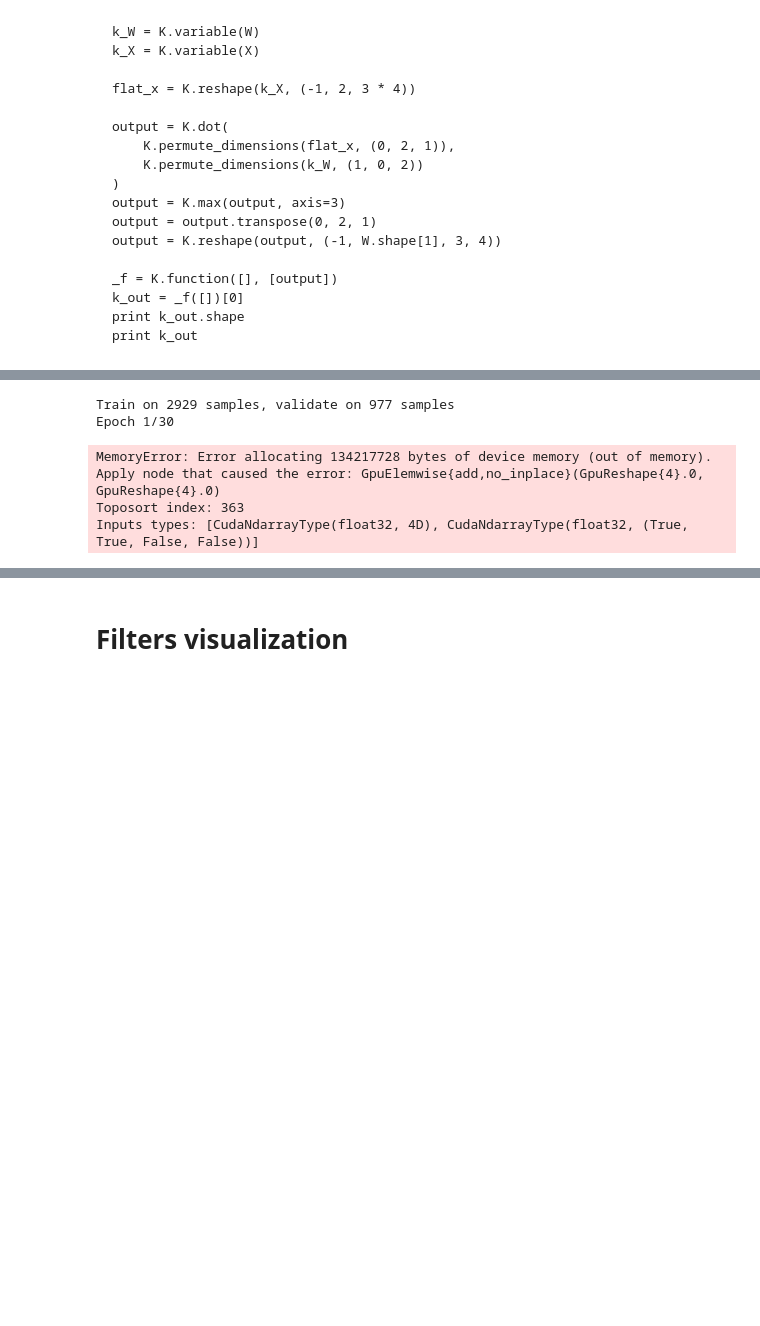
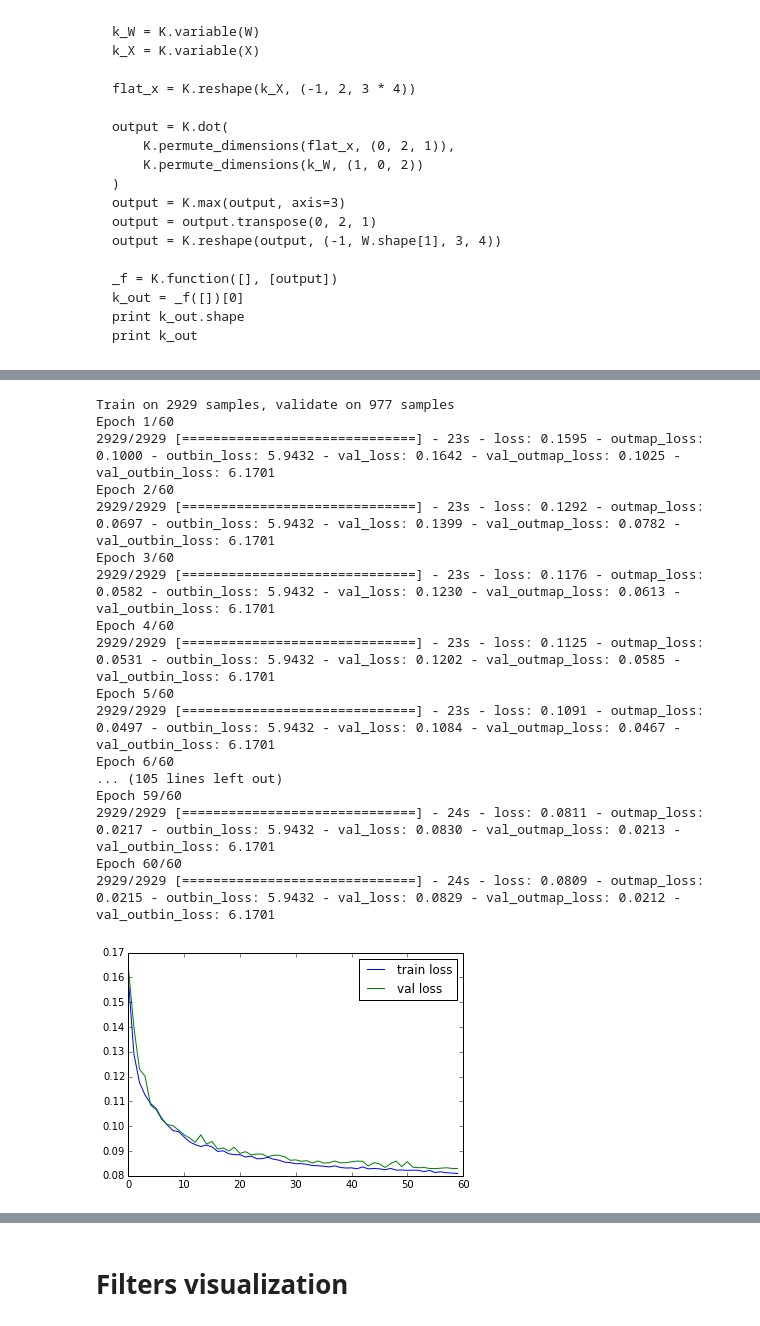
Before and after one commit to julienr/kaggle_uns, a Jupyter notebook: 18_fcnn_maxout/train_fcnn_maxout.ipynb, the cells around one changed output, grey strips where cells are left out. Saved outputs shown, nothing was run; the diff lists cells and outputs as text; code cells hidden in the pictures; blank space fills up the shorter version.

```diff
--- a/18_fcnn_maxout/train_fcnn_maxout.ipynb
+++ b/18_fcnn_maxout/train_fcnn_maxout.ipynb
@@ -302,39 +307,51 @@ if True:
     json_string = model.to_json()
     open('architecture.json', 'w').write(json_string)
 
     model_checkpoint = ModelCheckpoint('weights.hdf5', monitor='val_loss', save_best_only=True, verbose=True)
 
     history = model.fit(
         X_train,
         {'outmap': Y_train, 'outbin': Y_train_binary},
         batch_size=64,
         validation_data=(X_test, {'outmap': Y_test, 'outbin': Y_test_binary}),
-        nb_epoch=30,# 40 + 10 + 10 + 5 + 5
+        nb_epoch=60,# 40 + 10 + 10 + 5 + 5
         verbose=1,
         shuffle=True,
         callbacks=[model_checkpoint]
     )
     pl.plot(history.history['loss'], label='train loss')
     pl.plot(history.history['val_loss'], c='g', label='val loss')
     pl.legend()
 else:
     model_dir = '.'
     model = model_from_json(
         open(os.path.join(model_dir, 'architecture.json')).read(),
         custom_objects={'Maxout2D' : Maxout2D}
     )
     model.load_weights(os.path.join(model_dir, 'weights.hdf5'))
     model.compile(optimizer='adam', loss='binary_crossentropy',
                   loss_weights=[1., 0.01])
 
     print_summary(model.layers)
 # %% [output]
 Train on 2929 samples, validate on 977 samples
-Epoch 1/30
+Epoch 1/60
+2929/2929 [==============================] - 23s - loss: 0.1595 - outmap_loss: 0.1000 - outbin_loss: 5.9432 - val_loss: 0.1642 - val_outmap_loss: 0.1025 - val_outbin_loss: 6.1701
+Epoch 2/60
+2929/2929 [==============================] - 23s - loss: 0.1292 - outmap_loss: 0.0697 - outbin_loss: 5.9432 - val_loss: 0.1399 - val_outmap_loss: 0.0782 - val_outbin_loss: 6.1701
+Epoch 3/60
+2929/2929 [==============================] - 23s - loss: 0.1176 - outmap_loss: 0.0582 - outbin_loss: 5.9432 - val_loss: 0.1230 - val_outmap_loss: 0.0613 - val_outbin_loss: 6.1701
+Epoch 4/60
+2929/2929 [==============================] - 23s - loss: 0.1125 - outmap_loss: 0.0531 - outbin_loss: 5.9432 - val_loss: 0.1202 - val_outmap_loss: 0.0585 - val_outbin_loss: 6.1701
+Epoch 5/60
+2929/2929 [==============================] - 23s - loss: 0.1091 - outmap_loss: 0.0497 - outbin_loss: 5.9432 - val_loss: 0.1084 - val_outmap_loss: 0.0467 - val_outbin_loss: 6.1701
+Epoch 6/60
+... (105 lines left out)
+Epoch 59/60
+2929/2929 [==============================] - 24s - loss: 0.0811 - outmap_loss: 0.0217 - outbin_loss: 5.9432 - val_loss: 0.0830 - val_outmap_loss: 0.0213 - val_outbin_loss: 6.1701
+Epoch 60/60
+2929/2929 [==============================] - 24s - loss: 0.0809 - outmap_loss: 0.0215 - outbin_loss: 5.9432 - val_loss: 0.0829 - val_outmap_loss: 0.0212 - val_outbin_loss: 6.1701
-MemoryError: Error allocating 134217728 bytes of device memory (out of memory).
-Apply node that caused the error: GpuElemwise{add,no_inplace}(GpuReshape{4}.0, GpuReshape{4}.0)
-Toposort index: 363
-Inputs types: [CudaNdarrayType(float32, 4D), CudaNdarrayType(float32, (True, True, False, False))]
+[figure, added]
 # %%
 if False:
     model_dir = '.'
```
Also changed, not shown: parts of 10 cells of this notebook, 1 other file.
